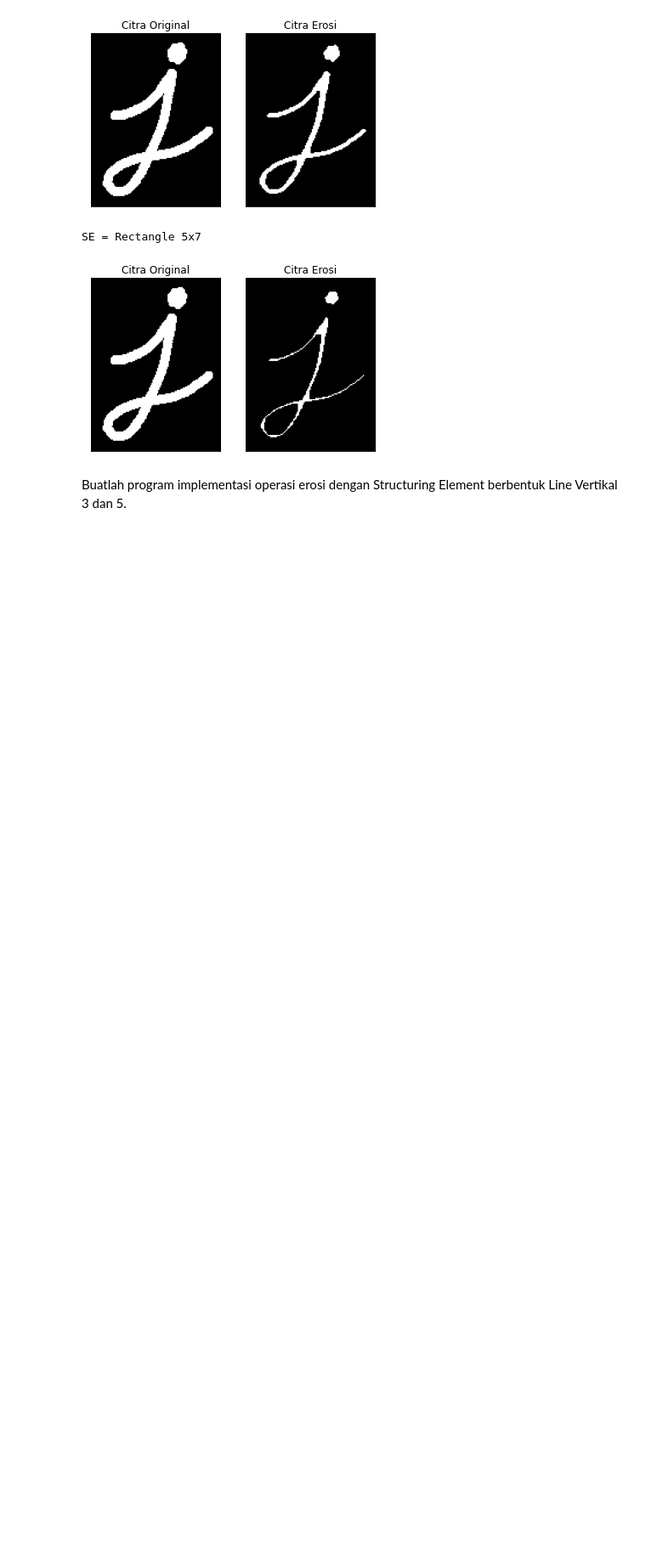
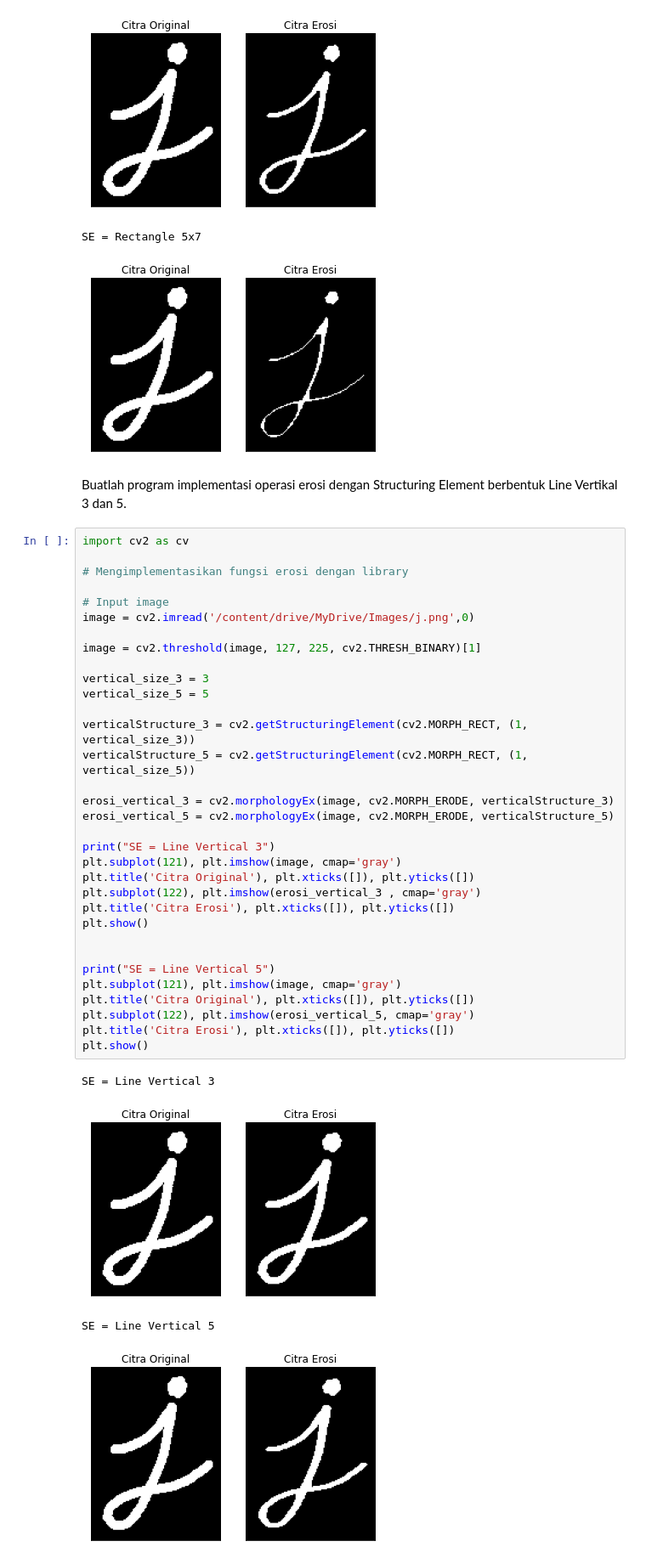
Before and after one commit to ardilalukita14/Genap-21-22, a Jupyter notebook: Week9.ipynb, the cells around one changed output. Shown: that part at 85% size. Saved outputs shown, nothing was run; the diff lists cells and outputs as text; blank space fills up the shorter version.

```diff
--- a/Week9.ipynb
+++ b/Week9.ipynb
@@ -378,3 +378,41 @@ SE = Rectangle 5x7
 [figure]
 # %% [markdown]
 Buatlah program implementasi operasi erosi dengan Structuring Element berbentuk Line Vertikal 3 dan 5.
+# %%
+import cv2 as cv
+
+# Mengimplementasikan fungsi erosi dengan library
+
+# Input image
+image = cv2.imread('/content/drive/MyDrive/Images/j.png',0)
+
+image = cv2.threshold(image, 127, 225, cv2.THRESH_BINARY)[1]
+
+vertical_size_3 = 3
+vertical_size_5 = 5
+
+verticalStructure_3 = cv2.getStructuringElement(cv2.MORPH_RECT, (1, vertical_size_3))
+verticalStructure_5 = cv2.getStructuringElement(cv2.MORPH_RECT, (1, vertical_size_5))
+
+erosi_vertical_3 = cv2.morphologyEx(image, cv2.MORPH_ERODE, verticalStructure_3)
+erosi_vertical_5 = cv2.morphologyEx(image, cv2.MORPH_ERODE, verticalStructure_5)
+
+print("SE = Line Vertical 3")
+plt.subplot(121), plt.imshow(image, cmap='gray')
+plt.title('Citra Original'), plt.xticks([]), plt.yticks([])
+plt.subplot(122), plt.imshow(erosi_vertical_3 , cmap='gray')
+plt.title('Citra Erosi'), plt.xticks([]), plt.yticks([])
+plt.show()
+
+
+print("SE = Line Vertical 5")
+plt.subplot(121), plt.imshow(image, cmap='gray')
+plt.title('Citra Original'), plt.xticks([]), plt.yticks([])
+plt.subplot(122), plt.imshow(erosi_vertical_5, cmap='gray')
+plt.title('Citra Erosi'), plt.xticks([]), plt.yticks([])
+plt.show()
+# %% [output]
+SE = Line Vertical 3
+[figure, added]
+SE = Line Vertical 5
+[figure, added]
```
